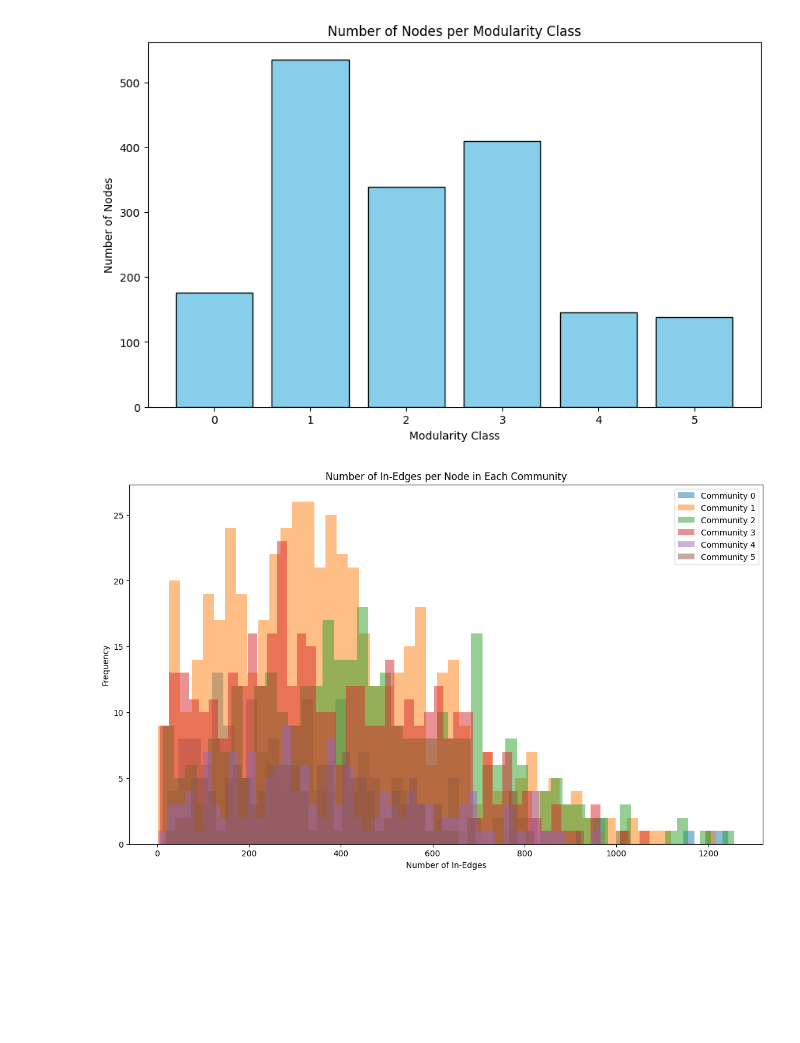
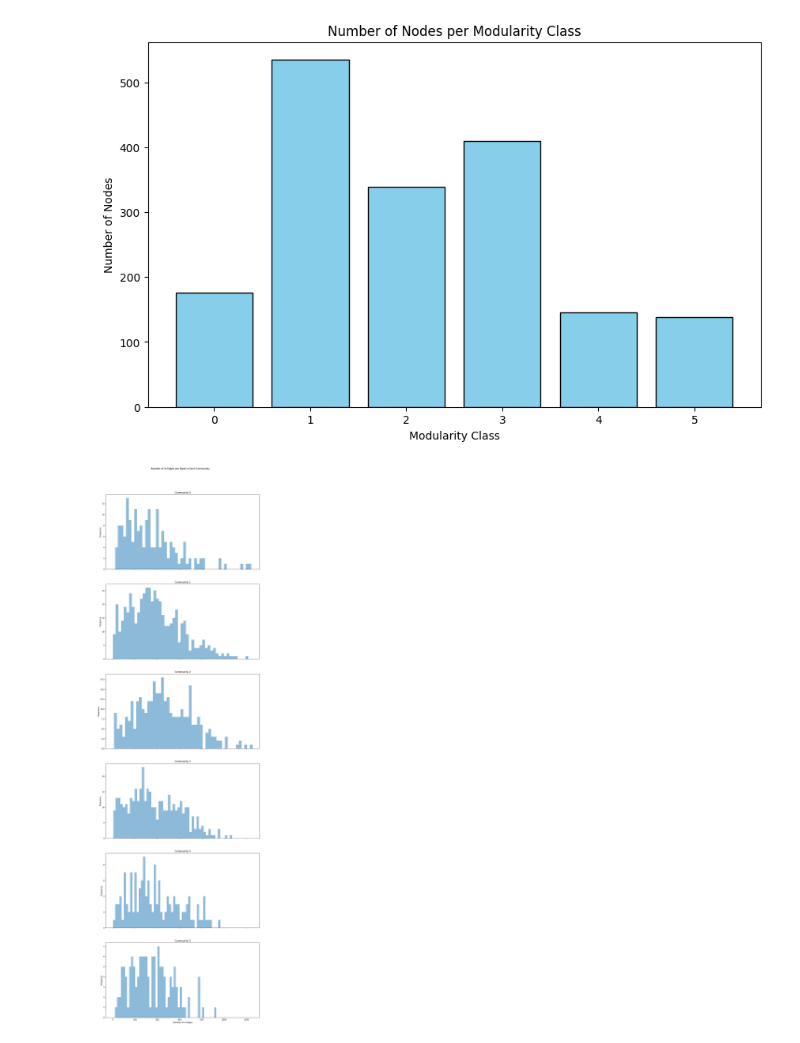
Before and after one commit to DEISI-ULHT-TFC-2023-24/TFC-DEISEI64-E-Commerce, a Jupyter notebook: Community Analysis.ipynb, the cells around one changed output. Saved outputs shown, nothing was run; the diff lists cells and outputs as text; code cells hidden in the pictures; blank space fills up the shorter version.

Commit message:
Created subplots for client-client relation graph

```diff
--- a/Community Analysis.ipynb
+++ b/Community Analysis.ipynb
@@ -104,25 +104,33 @@ plt.show()
 # %%
 # Merge node information with the client-client network on 'Id' and 'Source'
 merged_data = pd.merge(client_client, table_client, left_on='Source', right_on='Id', how='left')
 merged_data.rename(columns={'modularity_class': 'Community'}, inplace=True)
 
 # Create a directed graph from the client-client network edge list
 G = nx.from_pandas_edgelist(merged_data, source='Source', target='Target', create_using=nx.DiGraph())
 
 # Calculate the in-degree (number of edges coming into each node) for each node
 in_degree_per_node = dict(G.in_degree())
 
-# Plot a histogram of the number of in-edges per node for each Community
-plt.figure(figsize=(14, 8))
-for community, group in merged_data.groupby('Community'):
+# Get unique communities
+unique_communities = sorted(merged_data['Community'].unique())
+
+# Create subplots
+fig, axs = plt.subplots(len(unique_communities), 1, figsize=(14, 8 * len(unique_communities)), sharex=True)
+
+# Plot a histogram for each community
+for idx, community in enumerate(unique_communities):
+    group = merged_data[merged_data['Community'] == community]
     nodes = group['Source'].unique()
     in_degrees = [in_degree_per_node.get(node, 0) for node in nodes]
-    plt.hist(in_degrees, bins=50, alpha=0.5, label=f'Community {community}') # Create subplot for each community
+    axs[idx].hist(in_degrees, bins=50, alpha=0.5, label=f'Community {community}')
+    axs[idx].set_title(f'Community {community}')
+    axs[idx].set_ylabel('Frequency')
 
-plt.title('Number of In-Edges per Node in Each Community')
-plt.xlabel('Number of In-Edges')
-plt.ylabel('Frequency')
-plt.legend()
+# Set common x-axis label
+axs[-1].set_xlabel('Number of In-Edges')
+
+plt.suptitle('Number of In-Edges per Node in Each Community', y=0.92)
 plt.show()
 # %% [output]
-[figure, old version]
+[figure, new version]
```
